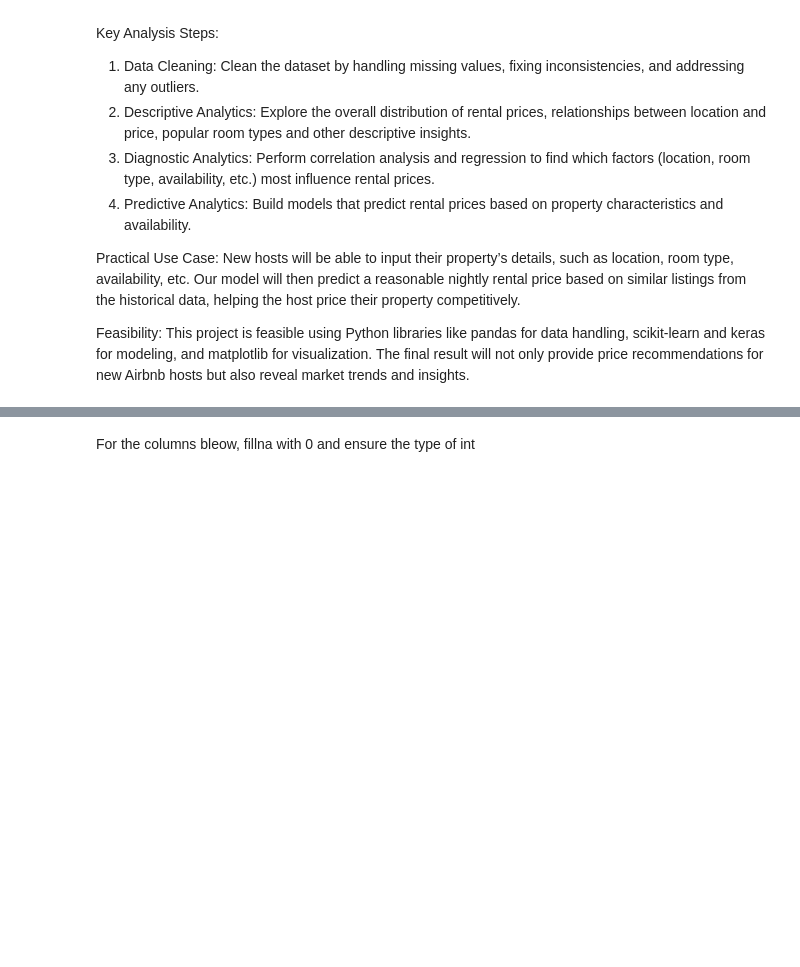
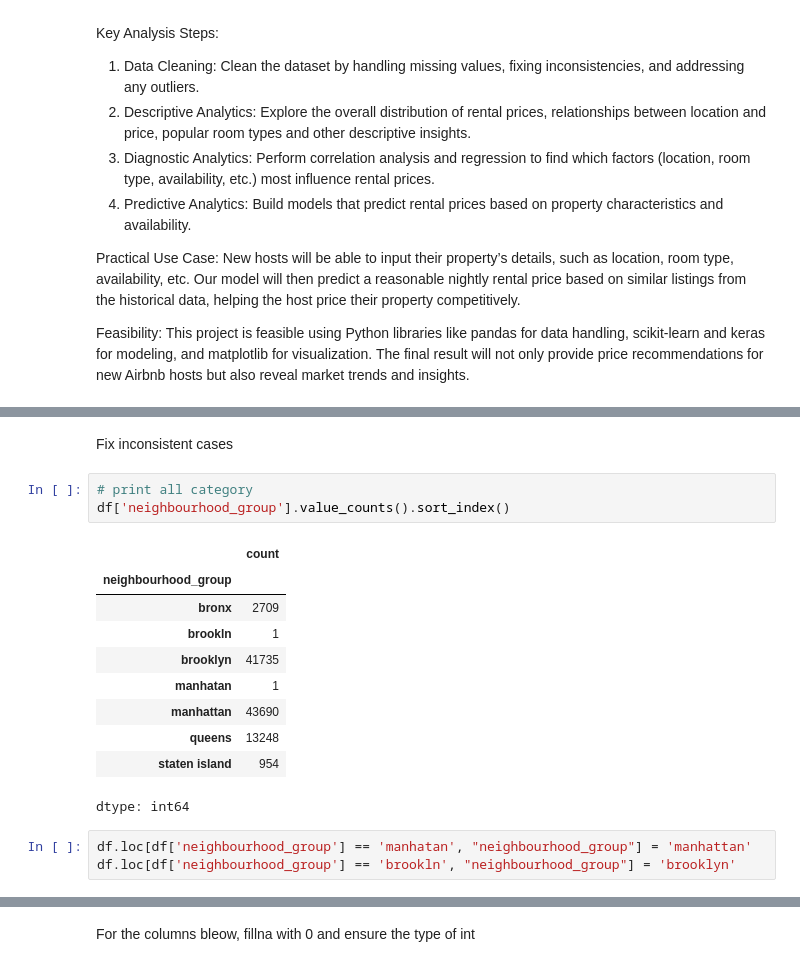
Before and after one commit to tuhanren/Airbnb-Data-Analysis, a Jupyter notebook: Final_Project_Group15.ipynb, the cells around one changed output, grey strips where cells are left out. Cells and saved outputs as stored; diff of their text form; blank space fills up the shorter version.

```diff
--- a/Final_Project_Group15.ipynb
+++ b/Final_Project_Group15.ipynb
@@ -78,0 +329,19 @@ memory usage: 20.4+ MB
+# %% [markdown]
+Fix inconsistent cases
+# %%
+# print all category
+df['neighbourhood_group'].value_counts().sort_index()
+# %% [output]
+|  | count |
+| neighbourhood_group |  |
+| bronx | 2709 |
+| brookln | 1 |
+| brooklyn | 41735 |
+| manhatan | 1 |
+| manhattan | 43690 |
+| queens | 13248 |
+| staten island | 954 |
+dtype: int64
+# %%
+df.loc[df['neighbourhood_group'] == 'manhatan', "neighbourhood_group"] = 'manhattan'
+df.loc[df['neighbourhood_group'] == 'brookln', "neighbourhood_group"] = 'brooklyn'
```
Also changed, not shown: parts of 84 cells of this notebook.
